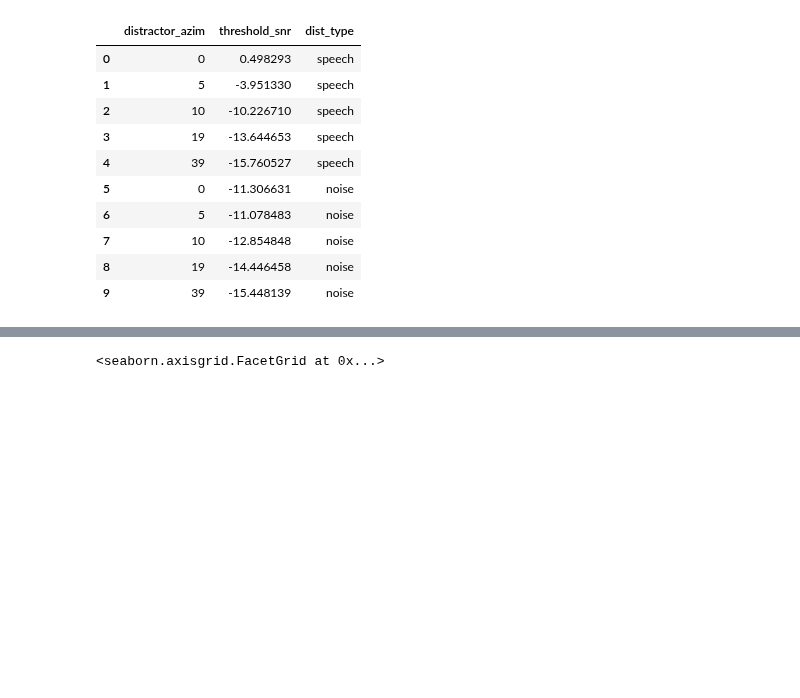
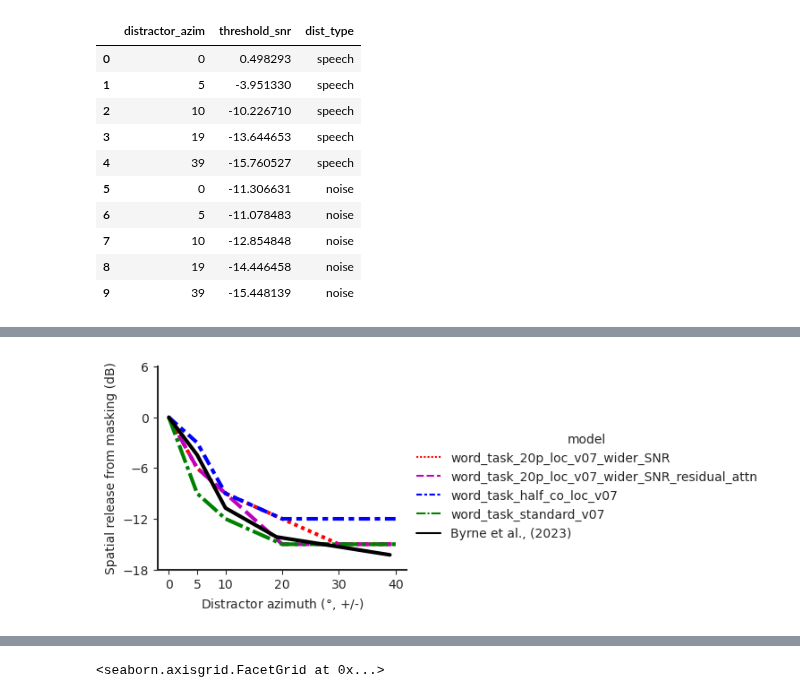
Before and after one commit to mcdermottLab/auditory_attention, a Jupyter notebook: notebooks/plot_symmetric_dist_all_models.ipynb, the cells around one changed output, grey strips where cells are left out. Drawn from its saved outputs; the diff is of its cells as text; code cells hidden in the pictures; blank space fills up the shorter version.

```diff
--- a/notebooks/plot_symmetric_dist_all_models.ipynb
+++ b/notebooks/plot_symmetric_dist_all_models.ipynb
@@ -304,3 +310,93 @@ data_to_plot
+# %%
+## Plot as spatial release from masking
+
+
+wanted_models = ['word_task_20p_loc_v07_wider_SNR', "word_task_20p_loc_v07_wider_SNR_residual_attn", 'word_task_half_co_loc_v07', 'word_task_standard_v07']
+model_to_plot = grouped_results[grouped_results.model.isin(wanted_models)].copy() #& (grouped_results.target_azim == 'center')]
+model_to_plot['distractor_azim'] = model_to_plot['distractor_azim'].astype(int).abs()
+model_to_plot = model_to_plot[model_to_plot.distractor_azim <= 40]
+
+
+threshold_value = model_to_plot.accuracy_mean.max() / 2
+## Get thresholds where performance is 45%
+# get threshold for each target azimuth and dist_type
+thresholds = []
+for (model, azim, dist_type), group in model_to_plot.groupby(['model', 'distractor_azim', 'dist_type']):
+    # print(model)
+    threshold_value = model_to_plot[model_to_plot.model == model].accuracy_mean.max() / 2
+    # get the snr where performance is 50% max clean speech performance
+    thresh = group[group.accuracy_mean >= 0.42].snr.min()
+    if np.isnan(thresh) or np.isinf(thresh):
+        thresh = 6
+    # print(thresh)
+    thresholds.append((model, azim, dist_type, thresh))
+
+thresholds = pd.DataFrame(thresholds, columns=['model', 'distractor_azim', 'dist_type', 'threshold_snr'])
+thresholds['threshold_snr'] = thresholds['threshold_snr'].astype(int)
+thresholds['distractor_azim'] = thresholds['distractor_azim'].astype(int)
+# thresholds['model'] = "Model"
+# get max threshold for each model
+for model, group in thresholds.groupby('model'):
+    model_max_thresh = group.threshold_snr.max()
+    thresholds.loc[thresholds.model == model, 'spatial_release'] =  thresholds.threshold_snr - model_max_thresh
+
+# model_max_thresh = thresholds.threshold_snr.max()
+# thresholds['spatial_release'] =  thresholds.threshold_snr - model_max_thresh
+
+# add byrne data to model_to_plot
+byrne_data['model'] = "Byrne et al., (2023)"
+
+byrne_data['spatial_release'] = byrne_data.threshold_snr -  byrne_data.threshold_snr.max()
+
+data_to_plot = pd.concat([thresholds, byrne_data], axis=0)
+data_to_plot = data_to_plot[data_to_plot.dist_type == 'speech']
+# make palette for models where byrne is black and models are other colors
+palette = {'Byrne et al., (2023)':'k', 'word_task_20p_loc_v07_wider_SNR_residual_attn':'m', 'word_task_20p_loc_v07_wider_SNR':'r', 'word_task_half_co_loc_v07':'b', 'word_task_standard_v07':'g'}
+# create line styles where byrne is solid and models are dashed
+linestyles = {'Byrne et al., (2023)':'-', 'word_task_20p_loc_v07_wider_SNR':'--', 'word_task_half_co_loc_v07':'--', 'word_task_standard_v07':'--'}
+# palette = {'speech':'k', 'noise':'r'}
+# col_order = ['Byrne et al., (2023)', 'Model']
+sns.set_style('ticks')
+# plot
+g = sns.relplot(data=data_to_plot, x='distractor_azim', y='spatial_release',
+              #  col = 'model',# col_order=col_order,
+                hue='model', palette=palette,
+                # alpha=0.5,
+                style='model', style_order=['Byrne et al., (2023)', 'word_task_20p_loc_v07_wider_SNR_residual_attn', 'word_task_20p_loc_v07_wider_SNR', 'word_task_half_co_loc_v07', 'word_task_standard_v07'],
+                kind='line', linewidth=3, zorder=5, legend=True,
+                facet_kws={'sharey':False},
+                errorbar=('se', 2), height=3, aspect=1.5)
+
+g.set_axis_labels("Distractor azimuth ($\degree$, +/-)", "Spatial release from masking (dB)")
+g.set_titles("{col_name}")
+
+# plt.suptitle("Symmetric distractor positions", y=1.05)
+# set xticks of g from -90 to 90
+g.set(yticks=np.arange(-18,  7, 6))
+# g.legend.remove()
+# g._legend.set_title("Distractor type")
+
+# move  legend of g to the right
+# g._legend.set_bbox_to_anchor([0.55, 0.6])
+# move legend to the right
+# g._legend.set_bbox_to_anchor([1, 0.6])
+
+x_tick_locs = np.sort(model_to_plot.distractor_azim.unique())
+x_tick_labels = [str(x) for x in x_tick_locs]
+for ax in g.axes.flat:
+    labels = ax.get_xticklabels() # get x labels
+    ax.set_xticks(ticks=x_tick_locs) # set new labels
+    ax.set_xticklabels(labels=x_tick_labels)
+
+for ax in g.axes.flat:
+    for axis in ['bottom','left']:
+        ax.spines[axis].set_linewidth(1.5)
+# save figure as svg
+# outfig_dest = Path('ARO_2024/figures')
+# plt.tight_layout()
+# plt.savefig(outfig_dest/'symmetric_distractor_thresholds.svg', transparent=True, bbox_inches='tight')
+# %% [output]
+[figure, added]
 # %%
 
 sns.set_style('whitegrid')
```
Also changed, not shown: parts of 7 cells of this notebook, 18 other files.
